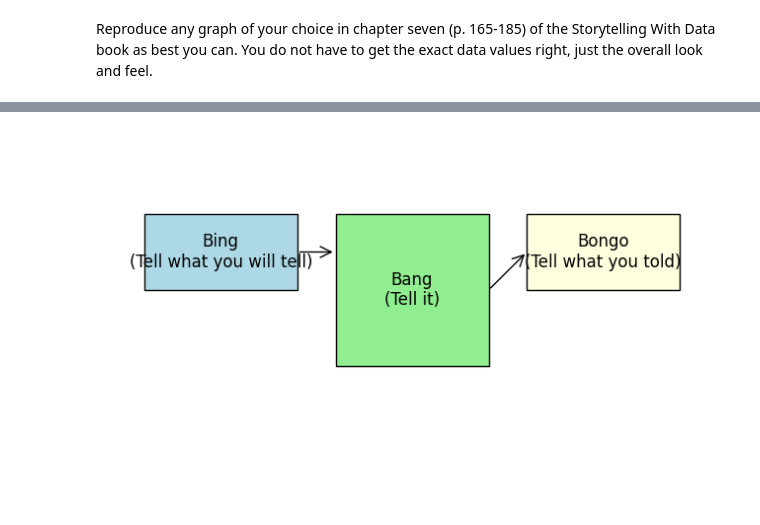
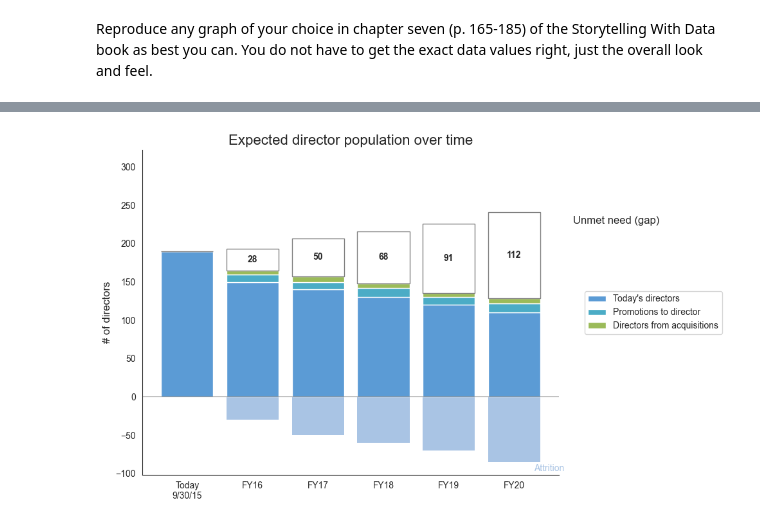
Before and after one commit to abcbbong/699_O2, a Jupyter notebook: OMDS-MODB2-Week11-Lee-JaeHoon.ipynb, the cells around one changed output, grey strips where cells are left out. Saved outputs shown, nothing was run; the diff lists cells and outputs as text; code cells hidden in the pictures; blank space fills up the shorter version.

```diff
--- a/OMDS-MODB2-Week11-Lee-JaeHoon.ipynb
+++ b/OMDS-MODB2-Week11-Lee-JaeHoon.ipynb
@@ -548,28 +550,85 @@ Reproduce any graph of your choice in chapter seven (p. 165-185) of the Storytel
 # %%
-from matplotlib.patches import FancyArrowPatch, Rectangle
+# Categories on the x-axis
+years = ['Today\n9/30/15', 'FY16', 'FY17', 'FY18', 'FY19', 'FY20']
 
-# Create figure
-fig, ax = plt.subplots(figsize=(8, 4))
-ax.set_xlim(0, 8)
-ax.set_ylim(0, 4)
-ax.axis('off')  # No axes
+# Data for each segment
+# Attrition is negative because it reduces the number of directors
+attrition = [0, -30, -50, -60, -70, -85]
+current_directors = [190, 150, 140, 130, 120, 110]
+promotions = [0, 10, 10, 12, 10, 12]
+acquisitions = [0, 5, 7, 6, 5, 7]
+# Gap values represent the unmet need (white area on top of each bar)
+gap = [0, 28, 50, 68, 91, 112]
 
-# Bing box
-ax.add_patch(Rectangle((0.5, 2), 2, 1, edgecolor='black', facecolor='lightblue'))
-ax.text(1.5, 2.5, 'Bing\n(Tell what you will tell)', ha='center', va='center', fontsize=12)
+# Define colors similar to the original chart
+current_color = '#5B9BD5'   # blue for current directors
+promotion_color = '#4BACC6' # teal blue for promotions
+acquisition_color = '#9BBB59' # green for acquisitions
+gap_color = '#FFFFFF'       # white for unmet need
+attrition_color = '#A9C4E4' # light blue for attrition
 
-# Bang box
-ax.add_patch(Rectangle((3, 1), 2, 2, edgecolor='black', facecolor='lightgreen'))
-ax.text(4, 2, 'Bang\n(Tell it)', ha='center', va='center', fontsize=12)
+# Set seaborn style for a clean look
+sns.set_style("white")
+plt.figure(figsize=(10, 6))
 
-# Bongo box
-ax.add_patch(Rectangle((5.5, 2), 2, 1, edgecolor='black', facecolor='lightyellow'))
-ax.text(6.5, 2.5, 'Bongo\n(Tell what you told)', ha='center', va='center', fontsize=12)
+# Plot the negative attrition bars first so they appear underneath the positive segments
+plt.bar(years, attrition, color=attrition_color, edgecolor='none')
 
-# Arrows
-ax.add_patch(FancyArrowPatch((2.5, 2.5), (3, 2.5), arrowstyle='->', mutation_scale=20, color='black'))
-ax.add_patch(FancyArrowPatch((5, 2), (5.5, 2.5), arrowstyle='->', mutation_scale=20, color='black'))
+# Plot the positive segments on top of the baseline
+plt.bar(years, current_directors, bottom=0, color=current_color, label="Today's directors")
+plt.bar(years, promotions, bottom=current_directors, color=promotion_color, label='Promotions to director')
+plt.bar(years, acquisitions, bottom=np.array(current_directors) + np.array(promotions),
+        color=acquisition_color, label='Directors from acquisitions')
+# The gap is plotted last and given a grey edge to resemble the original chart
+plt.bar(years, gap, bottom=np.array(current_directors) + np.array(promotions) + np.array(acquisitions),
+        color=gap_color, edgecolor='grey')
 
+# Add labels in the center of each gap segment
+for i, g in enumerate(gap):
+    if g > 0:
+        y_position = current_directors[i] + promotions[i] + acquisitions[i] + g / 2
+        plt.text(i, y_position, str(g), ha='center', va='center', fontweight='bold', fontsize=10)
+
+# Annotation for unmet need
+plt.text(len(years) - 0.1,
+         max(np.array(current_directors) + np.array(promotions) + np.array(acquisitions) + np.array(gap)) * 0.98,
+         'Unmet need (gap)', ha='left', va='top', fontsize=12)
+
+# Annotation for attrition at the bottom
+plt.text(len(years) - 0.7, min(attrition) * 1.1, 'Attrition',
+         color=attrition_color, fontsize=10, ha='left', va='center')
+
+# Titles and axis labels
+plt.title('Expected director population over time', fontsize=16)
+plt.ylabel('# of directors', fontsize=12)
+
+# Draw a horizontal line at y = 0 to represent the baseline
+plt.axhline(0, color='gray', linewidth=0.8)
+
+# Remove the top and right axes for a cleaner look
+ax = plt.gca()
+ax.spines['top'].set_visible(False)
+ax.spines['right'].set_visible(False)
+
+# Create the legend for the colored segments (excluding gap and attrition)
+handles, labels = ax.get_legend_handles_labels()
+unique_labels = []
+unique_handles = []
+for h, l in zip(handles, labels):
+    if l not in unique_labels:
+        unique_labels.append(l)
+        unique_handles.append(h)
+
+plt.legend(unique_handles, unique_labels, loc='center left', bbox_to_anchor=(1.05, 0.5))
+
+# Set the y-axis limits for better spacing
+plt.ylim(min(attrition) * 1.2, max(current_directors) + max(gap) + 20)
+
+# Ensure everything fits nicely
+plt.tight_layout()
+
+# Save the figure (optional)
+plt.savefig('answer.png', dpi=200, bbox_inches='tight')
 plt.show()
 # %% [output]
-[figure, old version]
+[figure, new version]
```
Also changed, not shown: parts of 4 cells of this notebook, 1 other file.
